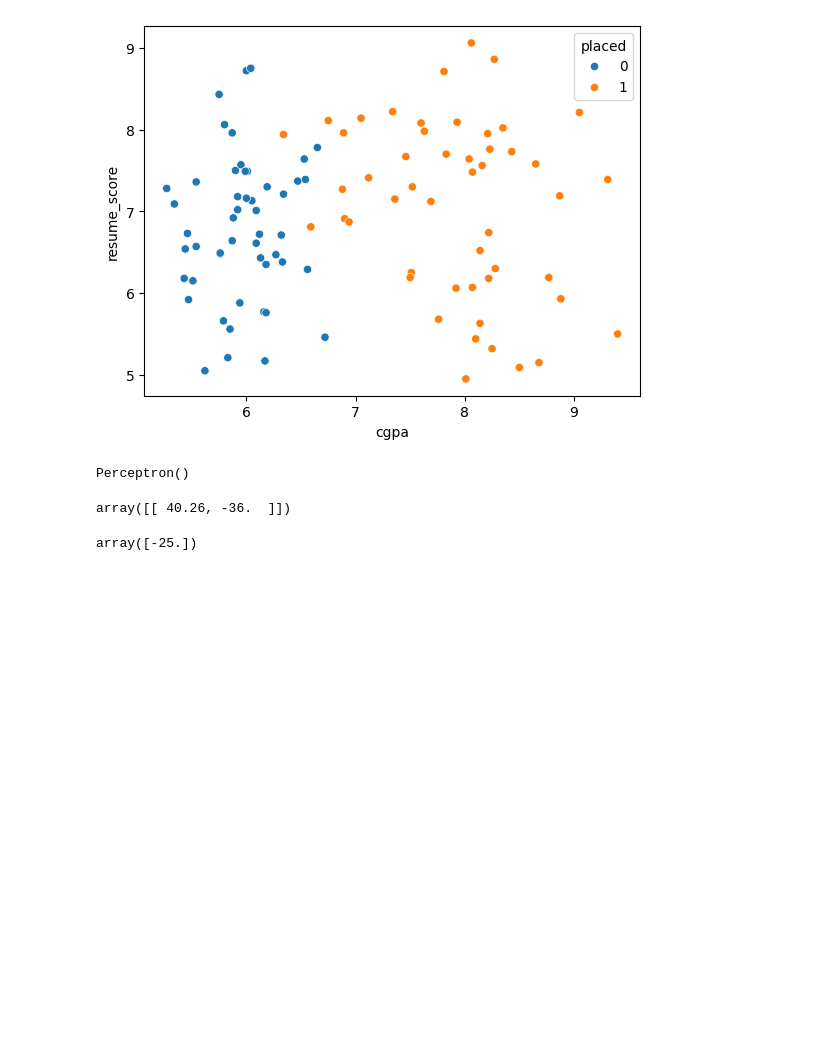
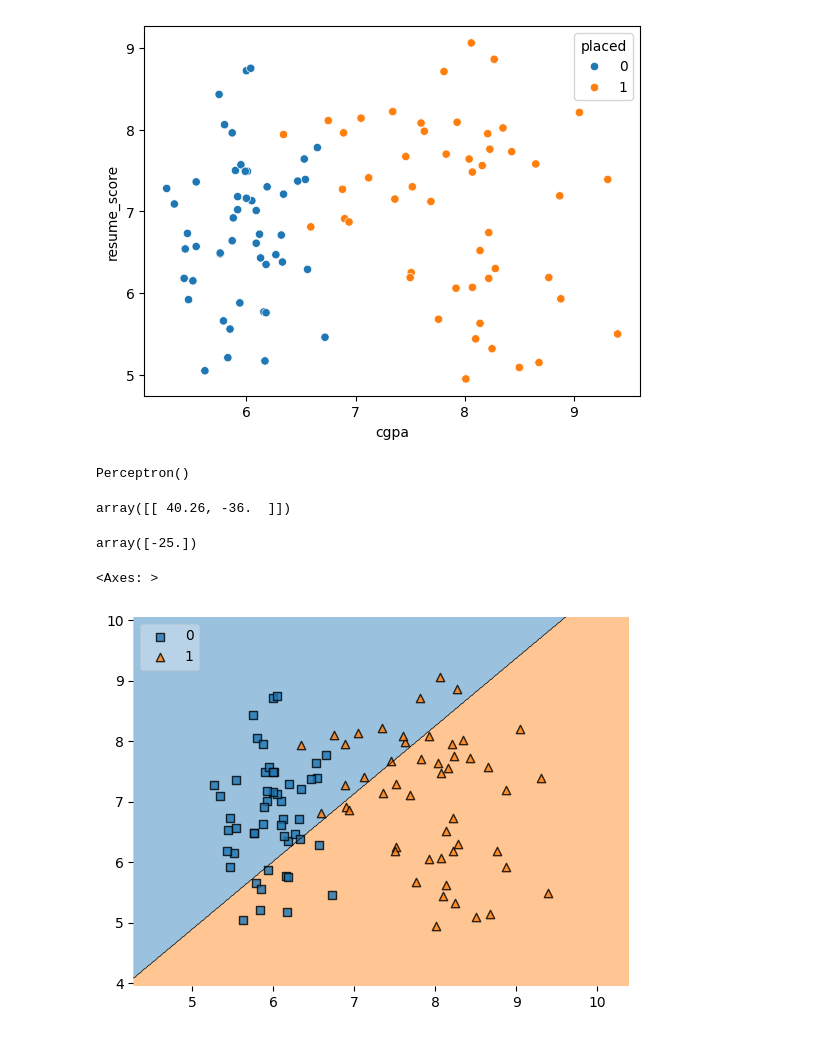
Before and after one commit to nilu0819/DATA-SCIENCE, a Jupyter notebook: deep learning/perceptron.ipynb, the cells around one changed output. Saved outputs shown, nothing was run; the diff lists cells and outputs as text; code cells hidden in the pictures; blank space fills up the shorter version.

```diff
--- a/deep learning/perceptron.ipynb
+++ b/deep learning/perceptron.ipynb
@@ -42,4 +42,7 @@ array([-25.])
 # %%
 from mlxtend.plotting import plot_decision_regions
 # %%
-plot_decision_regions(.values)
+plot_decision_regions(x.values, y.values, clf=p, legend=2)
+# %% [output]
+<Axes: >
+[figure, added]
```
Also changed, not shown: 1 other file.
